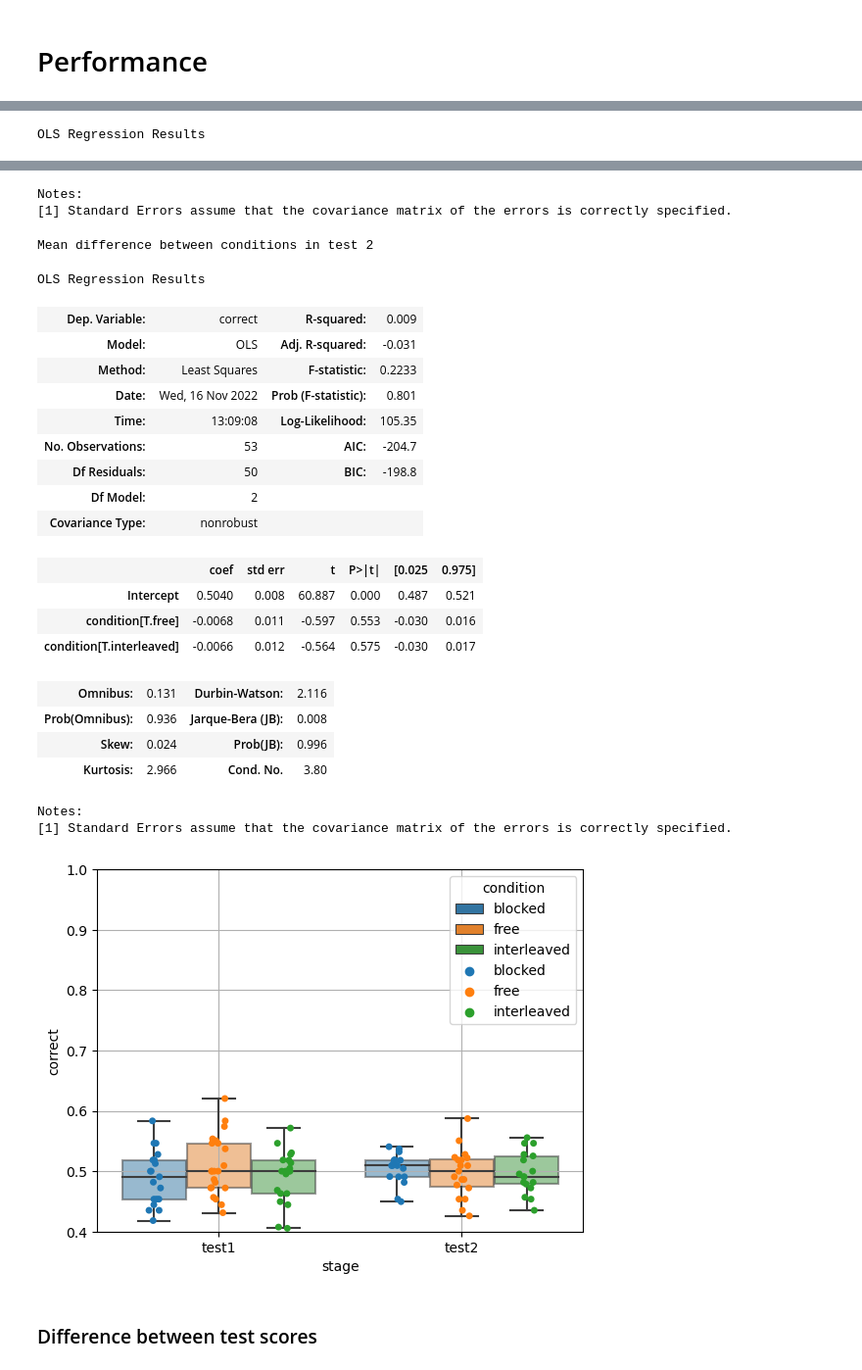
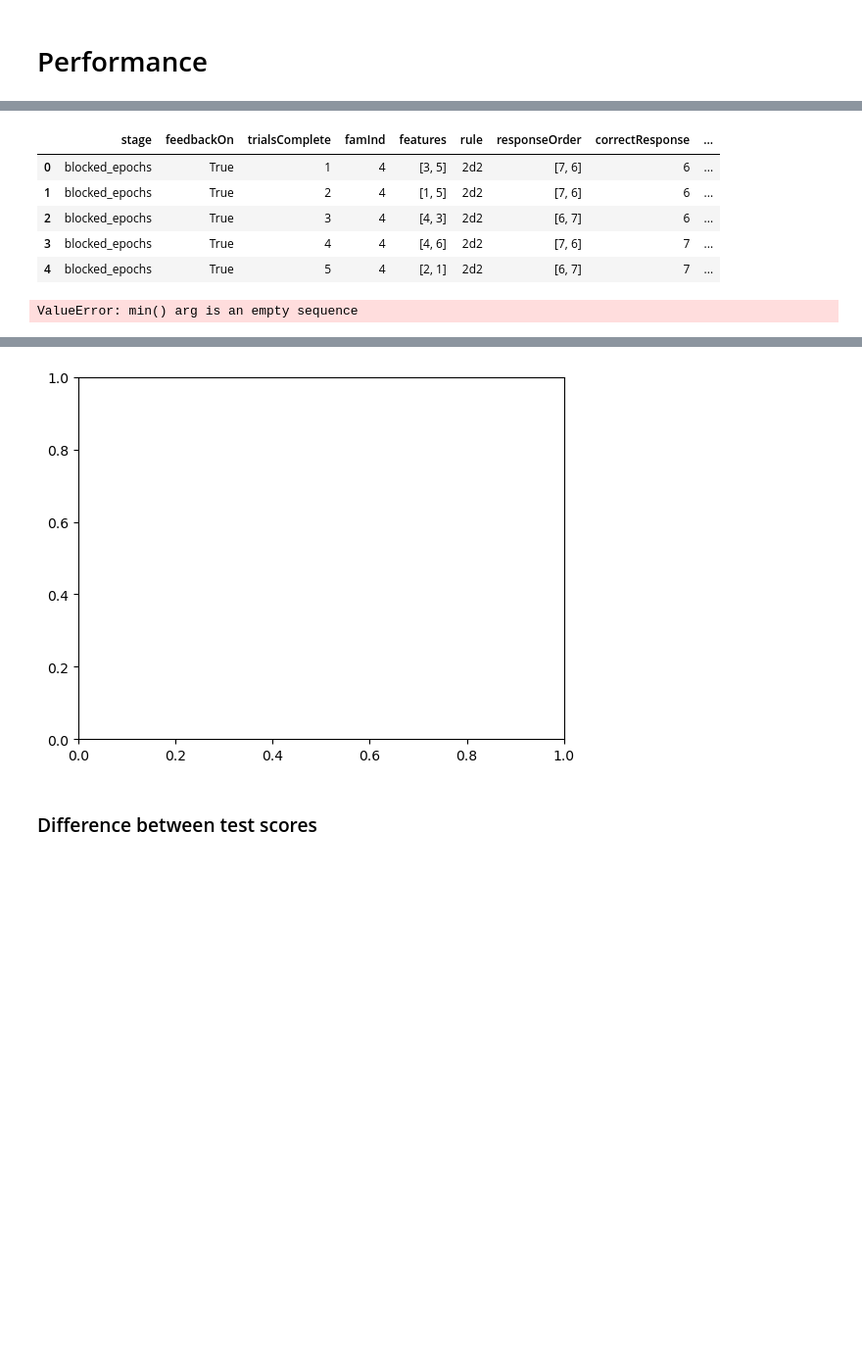
Before and after one commit to alex-ten/repetition_bias_active_learning, a Jupyter notebook: pilot_analyses.ipynb, the cells around one changed output, grey strips where cells are left out. Shown at 98% size. Cells and saved outputs as stored; diff of their text form; code cells hidden in the pictures; blank space fills up the shorter version.

```diff
--- a/pilot_analyses.ipynb
+++ b/pilot_analyses.ipynb
@@ -12,7 +12,7 @@ from statsmodels.tools import add_constant
 # %% [markdown]
 ### Debugg `jsonl` files
 # %%
-groups = ['blocked', 'interleaved', 'free', 'post']
+groups = ['forced_blocked_1fam'] #['blocked', 'interleaved', 'free', 'post']
 data = {}
 for group in groups:
     pathin = f'pilots/{group}.jsonl'
@@ -20,7 +20,10 @@ for group in groups:
     with open(pathin, 'rt') as fin:
         with open(pathout, 'wt') as fout:
             for line in fin:
-                fout.write(line.replace('}{', '}\n{'))
+                if '{"originalEvent"' in line:
+                    continue
+                else:
+                    fout.write(line.replace('}{', '}\n{'))
     data[group] = pd.read_json(pathout, lines=True)
 del fin, fout, group, pathin, pathout, line
 # %% [markdown]
@@ -35,7 +38,7 @@ df['condition'] = df.groupby('prolificPID')['dataset'].transform(lambda s: s.ilo
 df['pid'] = df.prolificPID.astype('category').cat.codes
 
 # Drop unwanted columns and delete interim variables
-df = df.drop(columns=['prolificStudyID', 'dt', 'prolificPID', 'dataset'])
+df = df.drop(columns=['prolificStudyID', 'prolificPID', 'dataset'])
 
 # Drop participants with less than 216 trials in free stage
 df['numTrainTrials'] = df.groupby('pid')['feedbackOn'].transform(lambda s: s.sum())
@@ -50,9 +53,10 @@ np.histogram(df[df.feedbackOn].groupby('pid')[['famInd']].nunique(), bins=[1, 2,
 # %% [markdown]
 # Performance
 # %%
-excl = len(df[df.numTrainTrials.lt(200)]['pid'].unique())
+excl = len(df[df.numTrainTrials.lt(71)]['pid'].unique())
 print(f'Number of exclusions based on number of practice trials: {excl}')
-df_ = df[~df.feedbackOn & df.numTrainTrials.ge(200)].groupby(['condition', 'pid', 'stage'])[['correct', 'confidence']].mean().reset_index()
+df_ = df[~df.feedbackOn & df.numTrainTrials.ge(2)].groupby(['condition', 'pid', 'stage'])[['correct', 'confidence']].mean().reset_index()
+display(df.head())
 fig = plt.figure('Performance')
 ax = fig.add_subplot(111)
 sns.boxplot(data=df_, y='correct', x='stage', hue='condition', ax=ax, boxprops=dict(alpha=.5))
@@ -71 +74,7 @@ Mean difference between conditions in test 1
+|  | stage | feedbackOn | trialsComplete | famInd | features | rule | responseOrder | correctResponse | ... |
+| 0 | blocked_epochs | True | 1 | 4 | [3, 5] | 2d2 | [7, 6] | 6 | ... |
+| 1 | blocked_epochs | True | 2 | 4 | [1, 5] | 2d2 | [7, 6] | 6 | ... |
+| 2 | blocked_epochs | True | 3 | 4 | [4, 3] | 2d2 | [6, 7] | 6 | ... |
+| 3 | blocked_epochs | True | 4 | 4 | [4, 6] | 2d2 | [7, 6] | 7 | ... |
+| 4 | blocked_epochs | True | 5 | 4 | [2, 1] | 2d2 | [6, 7] | 7 | ... |
-OLS Regression Results
+ValueError: min() arg is an empty sequence
@@ -89,27 +81,4 @@ OLS Regression Results
-Notes:
-[1] Standard Errors assume that the covariance matrix of the errors is correctly specified.
-Mean difference between conditions in test 2
-OLS Regression Results
-| Dep. Variable: | correct | R-squared: | 0.009 |
-| Model: | OLS | Adj. R-squared: | -0.031 |
-| Method: | Least Squares | F-statistic: | 0.2233 |
-| Date: | Wed, 16 Nov 2022 | Prob (F-statistic): | 0.801 |
-| Time: | 13:09:08 | Log-Likelihood: | 105.35 |
-| No. Observations: | 53 | AIC: | -204.7 |
-| Df Residuals: | 50 | BIC: | -198.8 |
-| Df Model: | 2 |  |  |
-| Covariance Type: | nonrobust |  |  |
-|  | coef | std err | t | P>|t| | [0.025 | 0.975] |
-| Intercept | 0.5040 | 0.008 | 60.887 | 0.000 | 0.487 | 0.521 |
-| condition[T.free] | -0.0068 | 0.011 | -0.597 | 0.553 | -0.030 | 0.016 |
-| condition[T.interleaved] | -0.0066 | 0.012 | -0.564 | 0.575 | -0.030 | 0.017 |
-| Omnibus: | 0.131 | Durbin-Watson: | 2.116 |
-| Prob(Omnibus): | 0.936 | Jarque-Bera (JB): | 0.008 |
-| Skew: | 0.024 | Prob(JB): | 0.996 |
-| Kurtosis: | 2.966 | Cond. No. | 3.80 |
-Notes:
-[1] Standard Errors assume that the covariance matrix of the errors is correctly specified.
-[figure, old version]
+[figure, new version]
 # %% [markdown]
 ### Difference between test scores
 # %%
```
Also changed, not shown: parts of 5 cells of this notebook, 2 other files.
